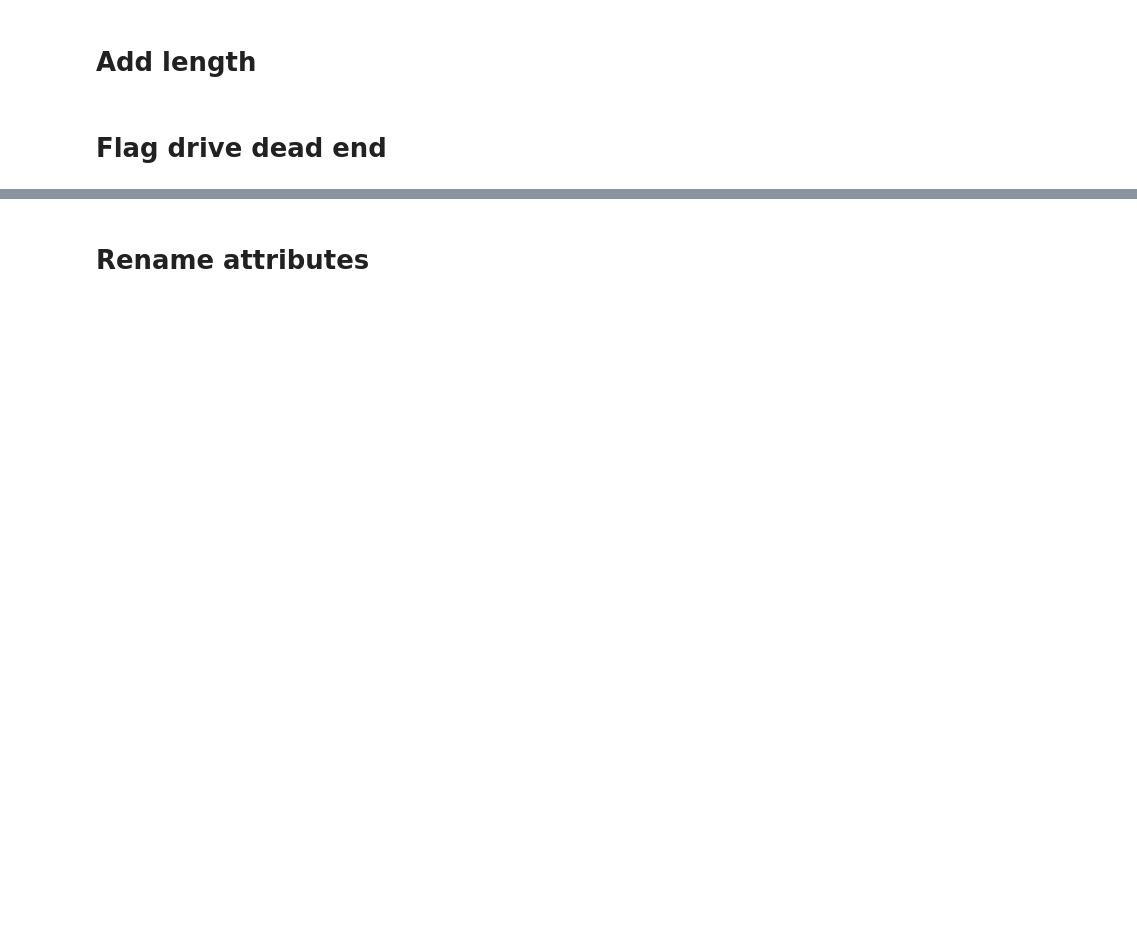
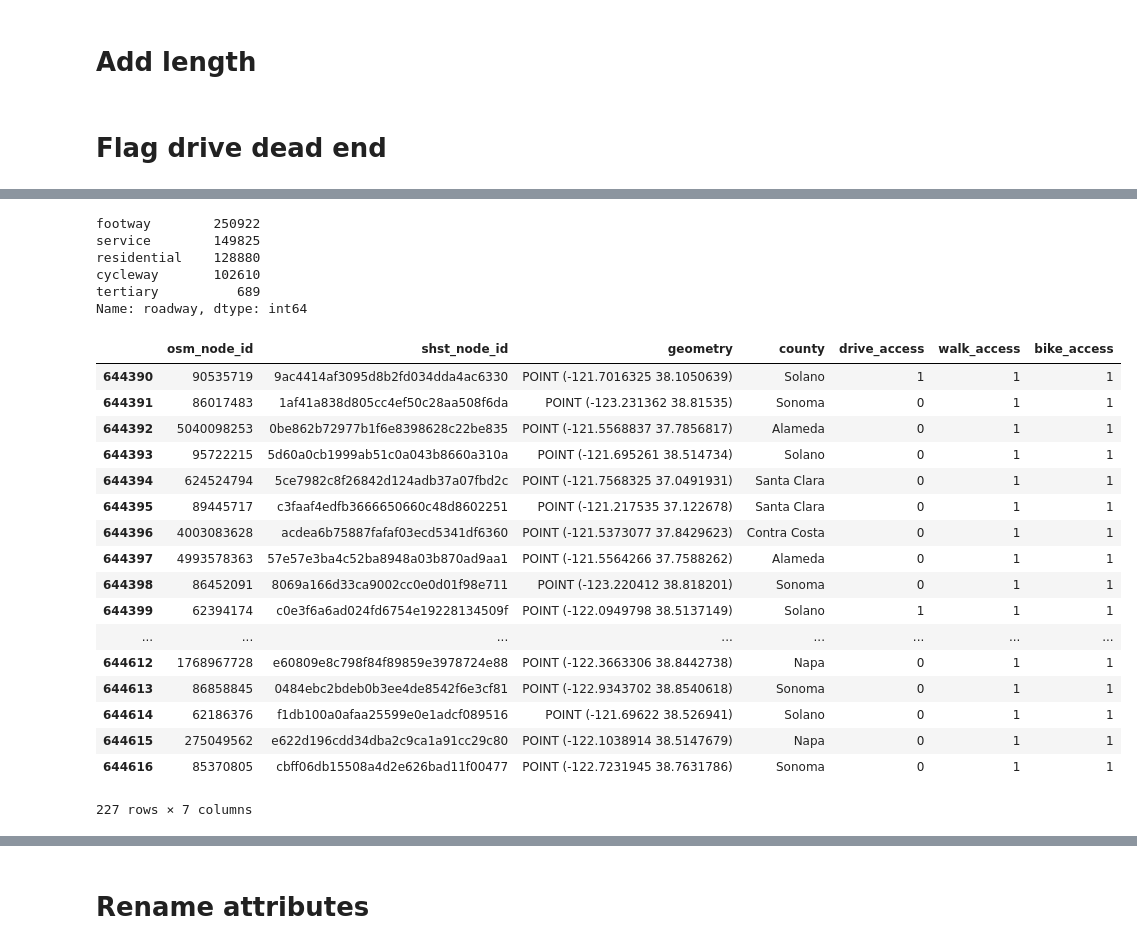
Before and after one commit to BayAreaMetro/travel-model-two-networks, a Jupyter notebook: notebooks/pipeline/step5_tidy_roadway.ipynb, the cells around one changed output, grey strips where cells are left out. Saved outputs shown, nothing was run; the diff lists cells and outputs as text; code cells hidden in the pictures; blank space fills up the shorter version.

```diff
--- a/notebooks/pipeline/step5_tidy_roadway.ipynb
+++ b/notebooks/pipeline/step5_tidy_roadway.ipynb
@@ -138,12 +483,29 @@ Name: drive_access, dtype: int64
 # if u/v in dead end node list, then drive access = 0
 # if osm_node_id in dead end node list, then drive access = 0
 
-link_gdf['drive_access'] = np.where(((link_gdf.u.isin(cumulative_dead_end_node_list)) |
-                                               (link_gdf.v.isin(cumulative_dead_end_node_list))),
+link_MPO_gdf['drive_access'] = np.where(((link_MPO_gdf.u.isin(cumulative_dead_end_node_list)) |
+                                               (link_MPO_gdf.v.isin(cumulative_dead_end_node_list))) &
+                                        ~(link_MPO_gdf.roadway.isin(['primary', 'secondary', 'motorway', 'primary_link',
+                                               'motorway_link', 'trunk_link', 'trunk', 'secondary_link',
+                                               'tertiary_link'])),
                                                0,
-                                               link_gdf.drive_access)
-
-node_gdf["drive_access"] = np.where(node_gdf.osm_node_id.isin(cumulative_dead_end_node_list),
-                                     0,
-                                     node_gdf.drive_access)
+                                               link_MPO_gdf.drive_access)
+# %%
+# update network type variable for node
+
+A_B_df = pd.concat([link_MPO_gdf[["u", "fromIntersectionId", "drive_access", "walk_access", "bike_access"]].rename(
+                            columns = {"u":"osm_node_id", "fromIntersectionId" : "shst_node_id"}),
+                  link_MPO_gdf[["v", "toIntersectionId", "drive_access", "walk_access", "bike_access"]].rename(
+                            columns = {"v":"osm_node_id", "toIntersectionId" : "shst_node_id"})],
+                  sort = False,
+                  ignore_index = True)
+
+A_B_df.drop_duplicates(inplace = True)
+
+A_B_df = A_B_df.groupby(["osm_node_id", "shst_node_id"]).max().reset_index()
+
+node_MPO_gdf = pd.merge(node_MPO_gdf.drop(["drive_access", "walk_access", "bike_access"], axis = 1),
+                      A_B_df,
+                      how = "left",
+                      on = ["osm_node_id", "shst_node_id"])
 # %%
@@ -160,0 +534,30 @@ Name: drive_access, dtype: int64
+# %%
+link_MPO_gdf[(link_MPO_gdf.drive_access == 0)].roadway.value_counts()
+# %% [output]
+footway        250922
+service        149825
+residential    128880
+cycleway       102610
+tertiary          689
+Name: roadway, dtype: int64
+# %%
+node_MPO_gdf[node_MPO_gdf.shst_node_id.isin(node_MPO_rename_county_gdf.shst_node_id.tolist())]
+# %% [output]
+|  | osm_node_id | shst_node_id | geometry | county | drive_access | walk_access | bike_access |
+| 644390 | 90535719 | 9ac4414af3095d8b2fd034dda4ac6330 | POINT (-121.7016325 38.1050639) | Solano | 1 | 1 | 1 |
+| 644391 | 86017483 | 1af41a838d805cc4ef50c28aa508f6da | POINT (-123.231362 38.81535) | Sonoma | 0 | 1 | 1 |
+| 644392 | 5040098253 | 0be862b72977b1f6e8398628c22be835 | POINT (-121.5568837 37.7856817) | Alameda | 0 | 1 | 1 |
+| 644393 | 95722215 | 5d60a0cb1999ab51c0a043b8660a310a | POINT (-121.695261 38.514734) | Solano | 0 | 1 | 1 |
+| 644394 | 624524794 | 5ce7982c8f26842d124adb37a07fbd2c | POINT (-121.7568325 37.0491931) | Santa Clara | 0 | 1 | 1 |
+| 644395 | 89445717 | c3faaf4edfb3666650660c48d8602251 | POINT (-121.217535 37.122678) | Santa Clara | 0 | 1 | 1 |
+| 644396 | 4003083628 | acdea6b75887fafaf03ecd5341df6360 | POINT (-121.5373077 37.8429623) | Contra Costa | 0 | 1 | 1 |
+| 644397 | 4993578363 | 57e57e3ba4c52ba8948a03b870ad9aa1 | POINT (-121.5564266 37.7588262) | Alameda | 0 | 1 | 1 |
+| 644398 | 86452091 | 8069a166d33ca9002cc0e0d01f98e711 | POINT (-123.220412 38.818201) | Sonoma | 0 | 1 | 1 |
+| 644399 | 62394174 | c0e3f6a6ad024fd6754e19228134509f | POINT (-122.0949798 38.5137149) | Solano | 1 | 1 | 1 |
+| ... | ... | ... | ... | ... | ... | ... | ... |
+| 644612 | 1768967728 | e60809e8c798f84f89859e3978724e88 | POINT (-122.3663306 38.8442738) | Napa | 0 | 1 | 1 |
+| 644613 | 86858845 | 0484ebc2bdeb0b3ee4de8542f6e3cf81 | POINT (-122.9343702 38.8540618) | Sonoma | 0 | 1 | 1 |
+| 644614 | 62186376 | f1db100a0afaa25599e0e1adcf089516 | POINT (-121.69622 38.526941) | Solano | 0 | 1 | 1 |
+| 644615 | 275049562 | e622d196cdd34dba2c9ca1a91cc29c80 | POINT (-122.1038914 38.5147679) | Napa | 0 | 1 | 1 |
+| 644616 | 85370805 | cbff06db15508a4d2e626bad11f00477 | POINT (-122.7231945 38.7631786) | Sonoma | 0 | 1 | 1 |
+227 rows × 7 columns
```
Also changed, not shown: parts of 92 cells of this notebook.
